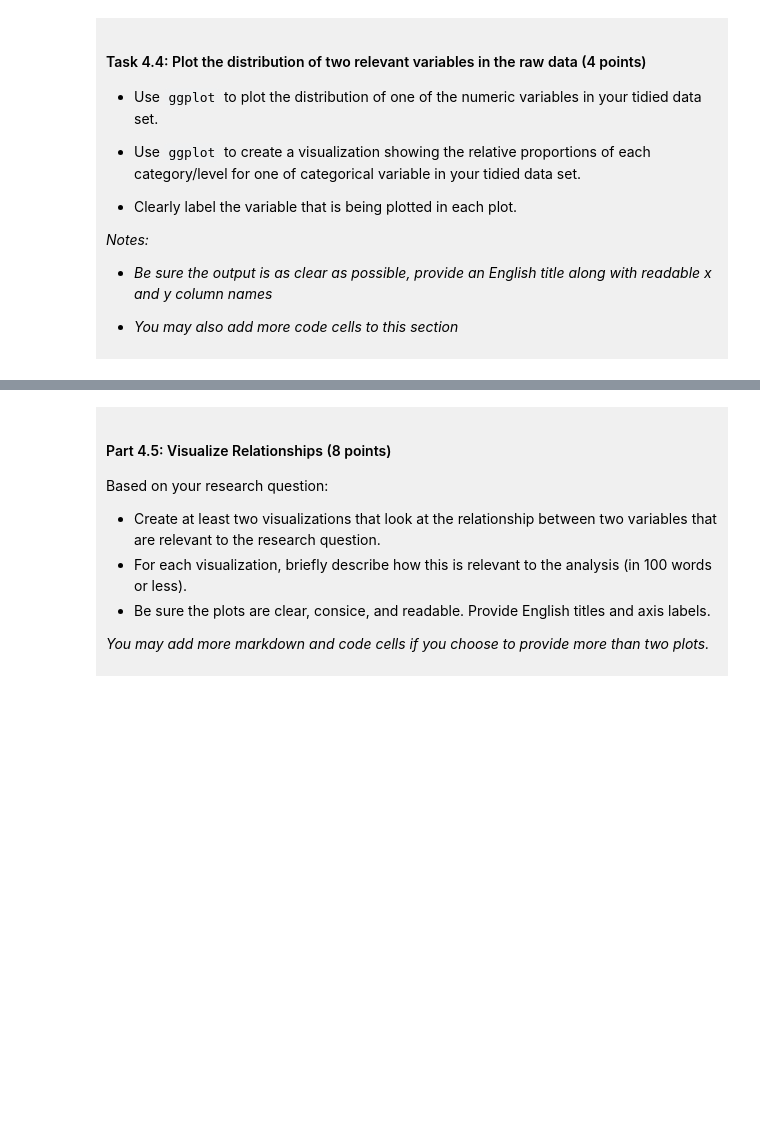
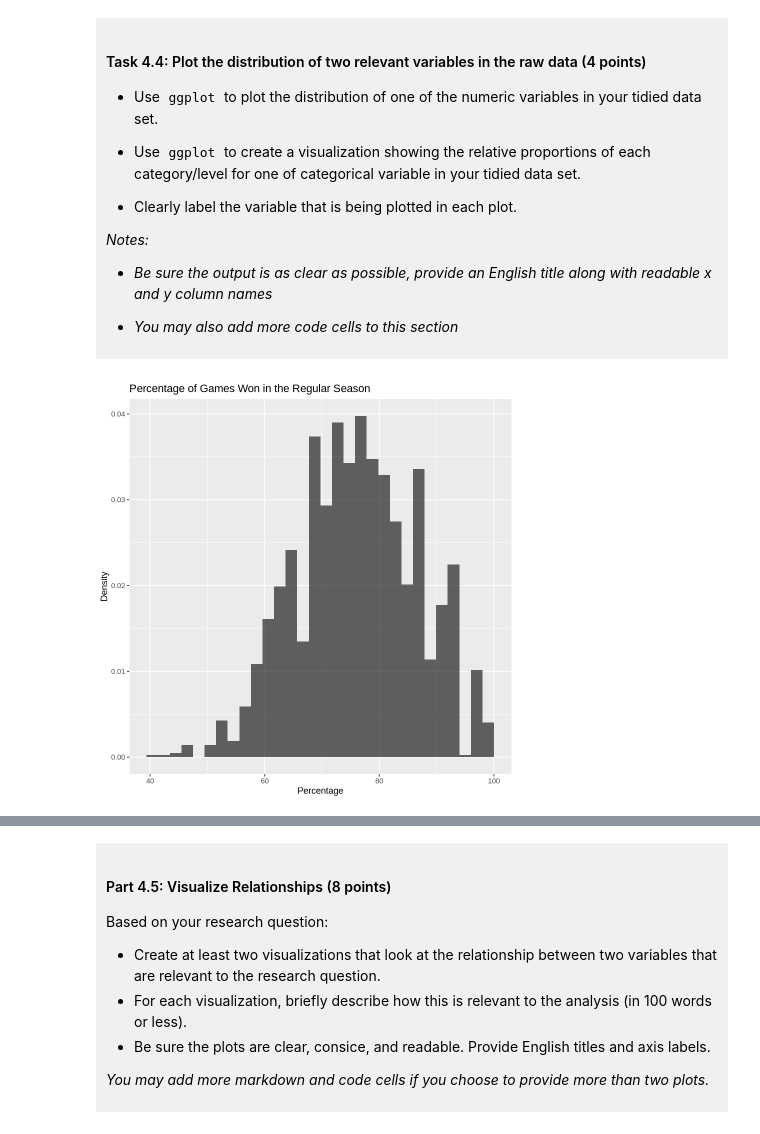
Before and after one commit to ablaskovubc/dsci-100-project-ava-blaskovich, a Jupyter notebook: dsci-100-project-notebook.ipynb, the cells around one changed output, grey strips where cells are left out. Drawn from its saved outputs; the diff is of its cells as text; code cells hidden in the pictures; blank space fills up the shorter version.

```diff
--- a/dsci-100-project-notebook.ipynb
+++ b/dsci-100-project-notebook.ipynb
@@ -291,5 +326,14 @@ You will refine your research question (if needed) and produce a tidy data set.
 
 </div>
 # %%
-### EDIT THIS CODE CELL FOR PLOT 1 ###
+ggplot_numeric <- ggplot(data = march_madness_data_tidy, aes(x = reg_wins_pct)) +
+  geom_histogram(aes(y = after_stat(density)), bins = 30, fill = "black", alpha = 0.6) +
+  labs(
+    title = "Percentage of Games Won in the Regular Season",
+    x = "Percentage",
+  y = "Density")
+
+ggplot_numeric
+# %% [output]
+[figure, added]
 # %%
```
Also changed, not shown: parts of 6 cells of this notebook.
